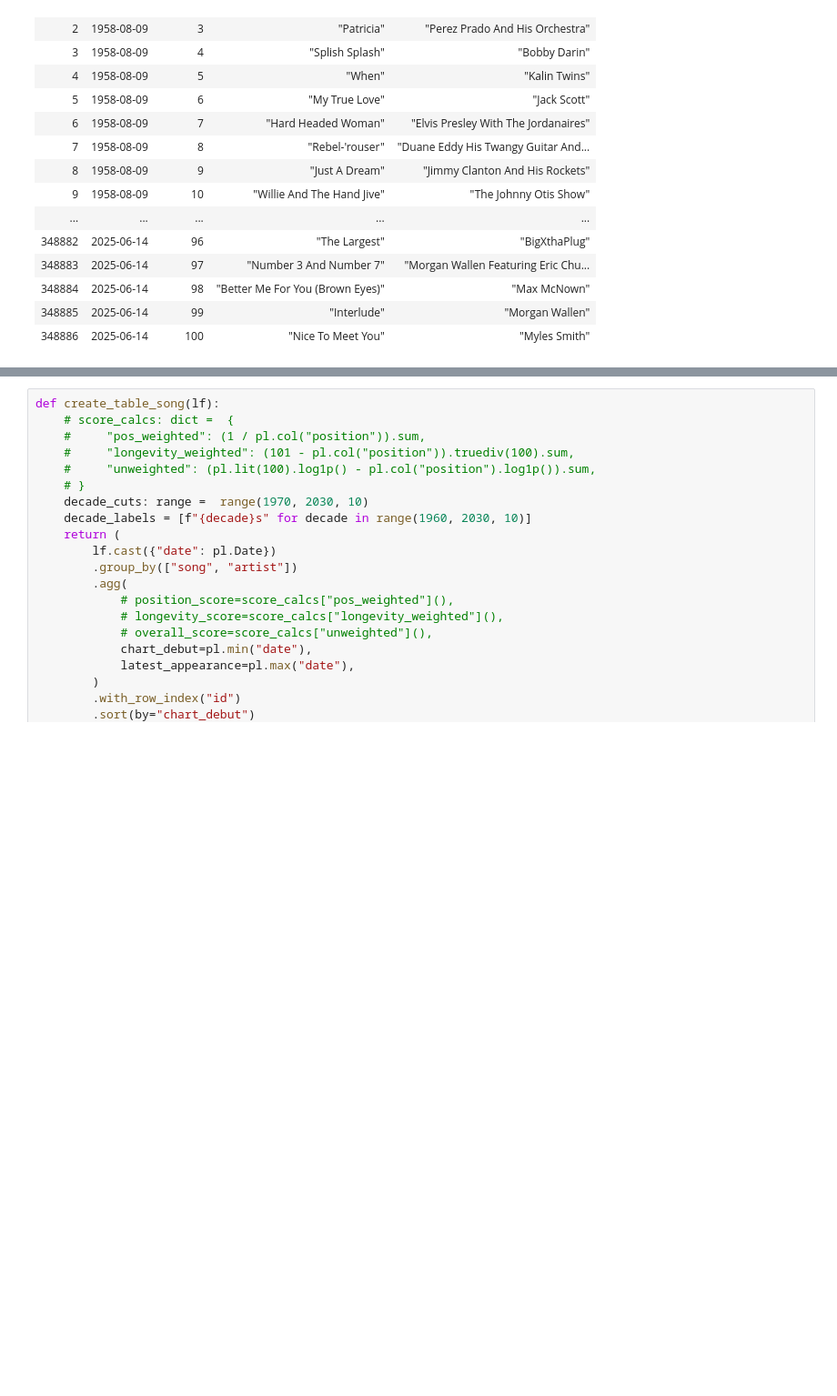
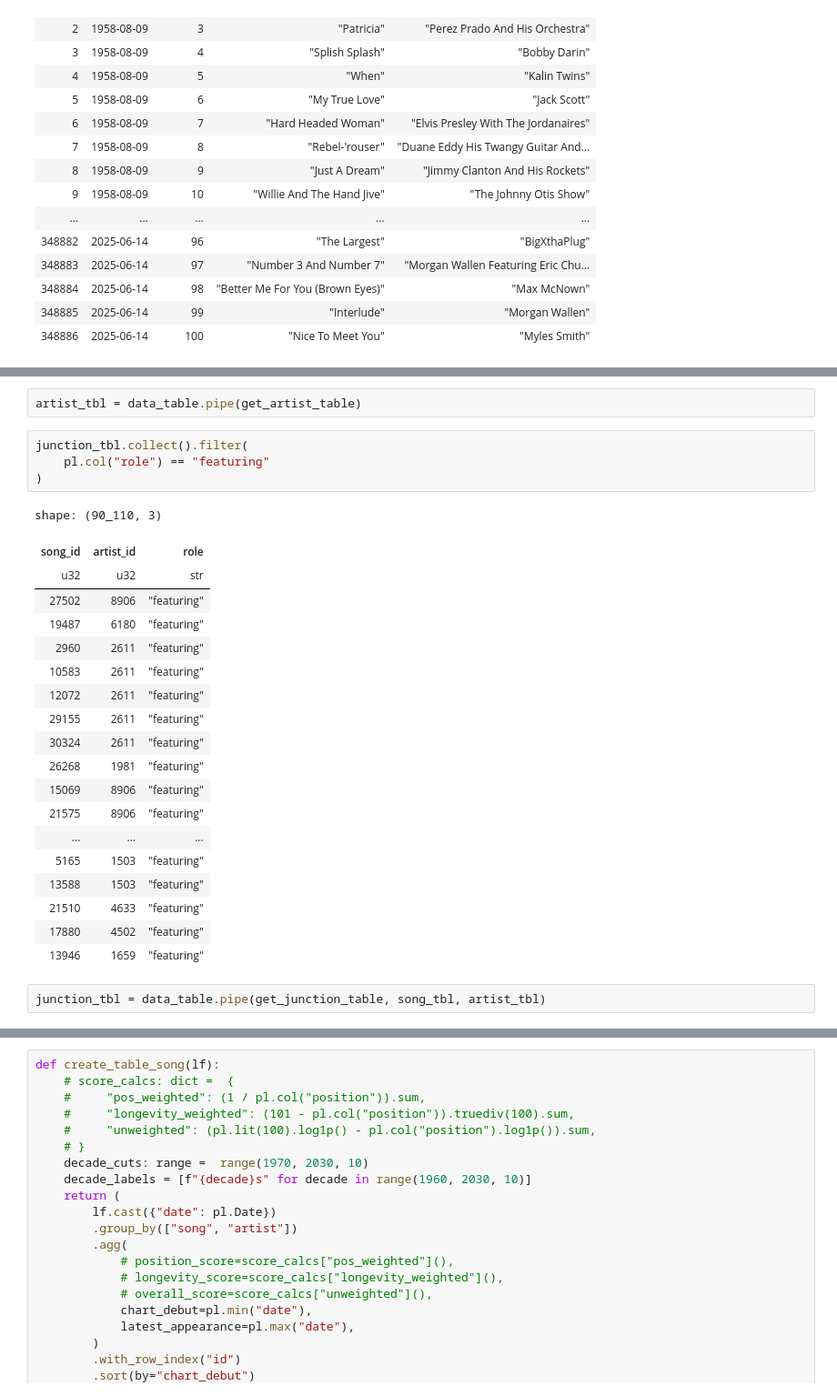
Before and after one commit to ashley-logan/billboard-project, a Jupyter notebook: etl/test_edge_cases.ipynb, the cells around one changed output, grey strips where cells are left out. Shown at 91% size. Cells and saved outputs as stored; diff of their text form; blank space fills up the shorter version.

```diff
--- a/etl/test_edge_cases.ipynb
+++ b/etl/test_edge_cases.ipynb
@@ -39,0 +49,28 @@ record_table: pl.LazyFrame = clean(pl.read_json("../data/records05-29_23-57.json
+# %%
+artist_tbl = data_table.pipe(get_artist_table)
+# %%
+junction_tbl.collect().filter(
+    pl.col("role") == "featuring"
+)
+# %% [output]
+shape: (90_110, 3)
+| song_id | artist_id | role |
+| u32 | u32 | str |
+| 27502 | 8906 | "featuring" |
+| 19487 | 6180 | "featuring" |
+| 2960 | 2611 | "featuring" |
+| 10583 | 2611 | "featuring" |
+| 12072 | 2611 | "featuring" |
+| 29155 | 2611 | "featuring" |
+| 30324 | 2611 | "featuring" |
+| 26268 | 1981 | "featuring" |
+| 15069 | 8906 | "featuring" |
+| 21575 | 8906 | "featuring" |
+| ... | ... | ... |
+| 5165 | 1503 | "featuring" |
+| 13588 | 1503 | "featuring" |
+| 21510 | 4633 | "featuring" |
+| 17880 | 4502 | "featuring" |
+| 13946 | 1659 | "featuring" |
+# %%
+junction_tbl = data_table.pipe(get_junction_table, song_tbl, artist_tbl)
```
Also changed, not shown: parts of 3 cells of this notebook, 2 other files.
